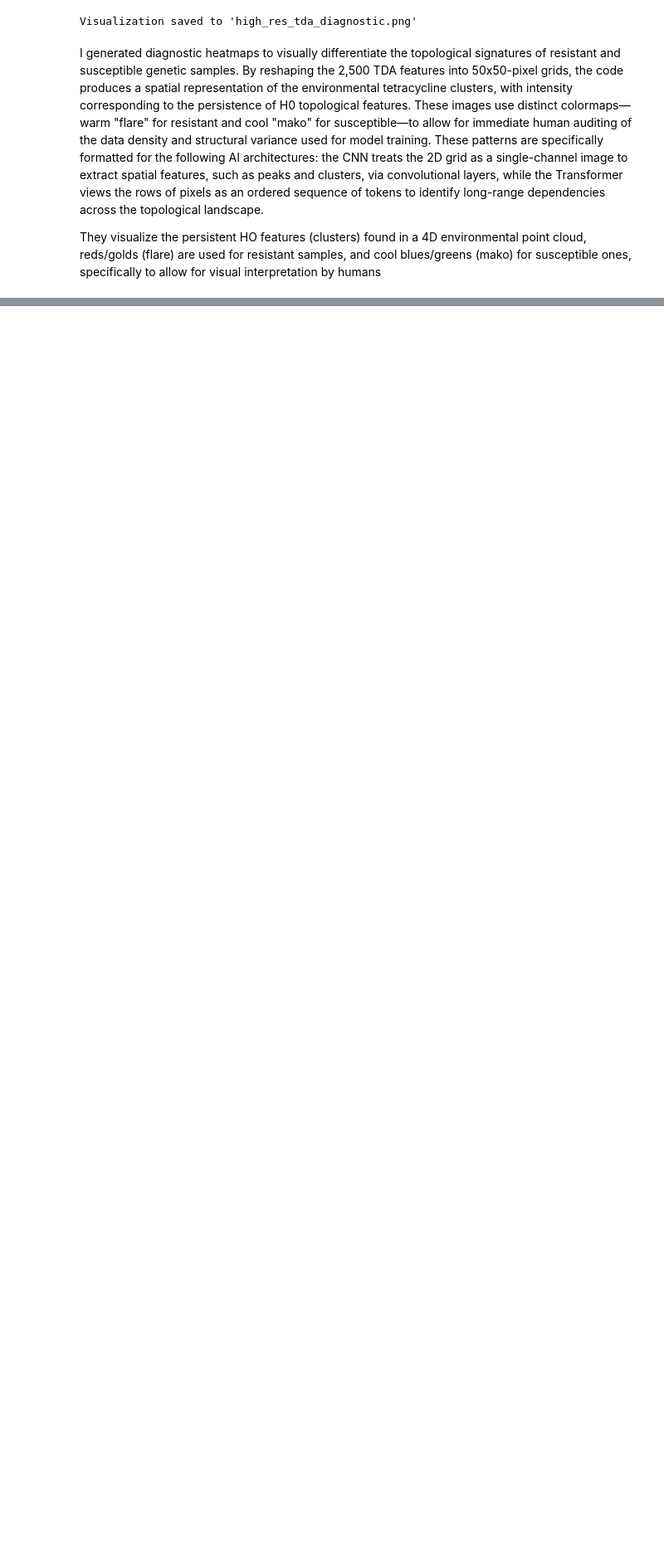
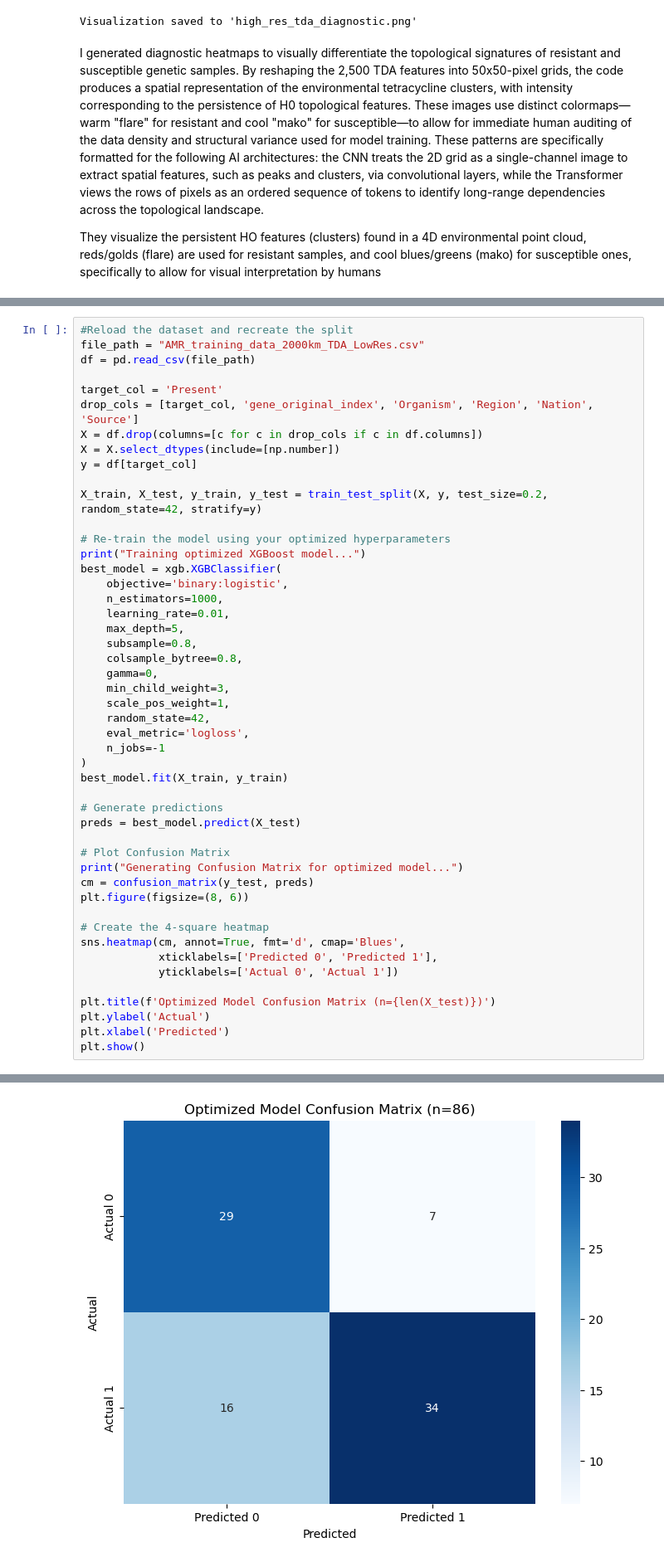
Before and after one commit to patrickayres/AntimicrobialResistanceAnalysis, a Jupyter notebook: AMR_DataAnalysis.ipynb, the cells around one changed output, grey strips where cells are left out. Shown at 83% size. Saved outputs shown, nothing was run; the diff lists cells and outputs as text; blank space fills up the shorter version.

```diff
--- a/AMR_DataAnalysis.ipynb
+++ b/AMR_DataAnalysis.ipynb
@@ -3803,0 +4424,49 @@ Success! Visualization saved to 'cnn_shap_explanation_fixed.png'
+# %%
+#Reload the dataset and recreate the split
+file_path = "AMR_training_data_2000km_TDA_LowRes.csv"
+df = pd.read_csv(file_path)
+
+target_col = 'Present'
+drop_cols = [target_col, 'gene_original_index', 'Organism', 'Region', 'Nation', 'Source']
+X = df.drop(columns=[c for c in drop_cols if c in df.columns])
+X = X.select_dtypes(include=[np.number])
+y = df[target_col]
+
+X_train, X_test, y_train, y_test = train_test_split(X, y, test_size=0.2, random_state=42, stratify=y)
+
+# Re-train the model using your optimized hyperparameters
+print("Training optimized XGBoost model...")
+best_model = xgb.XGBClassifier(
+    objective='binary:logistic',
+    n_estimators=1000,
+    learning_rate=0.01,
+    max_depth=5,
+    subsample=0.8,
+    colsample_bytree=0.8,
+    gamma=0,
+    min_child_weight=3,
+    scale_pos_weight=1,
+    random_state=42,
+    eval_metric='logloss',
+    n_jobs=-1
+)
+best_model.fit(X_train, y_train)
+
+# Generate predictions
+preds = best_model.predict(X_test)
+
+# Plot Confusion Matrix
+print("Generating Confusion Matrix for optimized model...")
+cm = confusion_matrix(y_test, preds)
+plt.figure(figsize=(8, 6))
+
+# Create the 4-square heatmap
+sns.heatmap(cm, annot=True, fmt='d', cmap='Blues',
+            xticklabels=['Predicted 0', 'Predicted 1'],
+            yticklabels=['Actual 0', 'Actual 1'])
+
+plt.title(f'Optimized Model Confusion Matrix (n={len(X_test)})')
+plt.ylabel('Actual')
+plt.xlabel('Predicted')
+plt.show()
+# %% [output]
@@ -3803,0 +4475 @@ Success! Visualization saved to 'cnn_shap_explanation_fixed.png'
+[figure, added]
```
Also changed, not shown: parts of 26 cells of this notebook.
